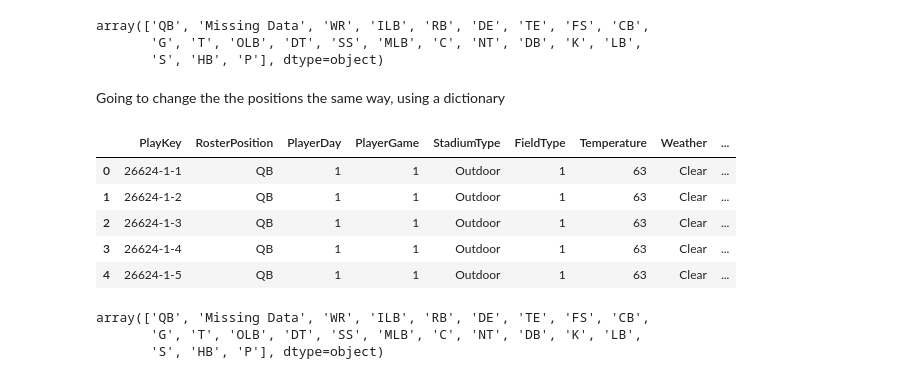
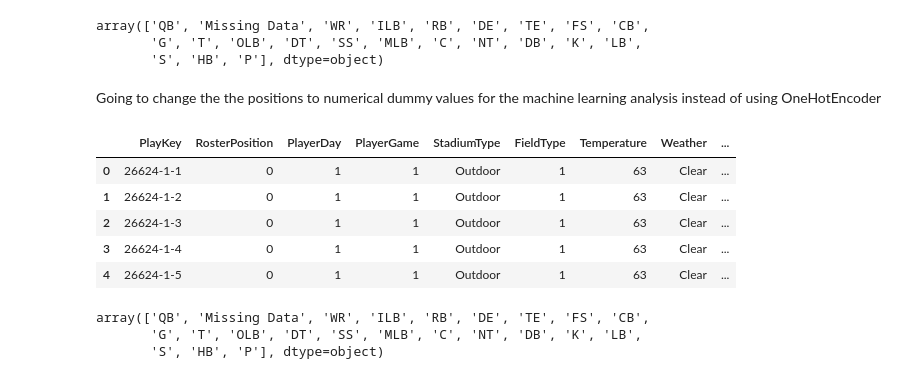
Before and after one commit to agaffney-hub/final-capstone, a Jupyter notebook: Supervised_Clean.ipynb, the cells around one changed output. Saved outputs shown, nothing was run; the diff lists cells and outputs as text; code cells hidden in the pictures.

Commit message:
Added new analysis files, modified existing to improve accuracy

```diff
--- a/Supervised_Clean.ipynb
+++ b/Supervised_Clean.ipynb
@@ -335,17 +339,17 @@ Now that the Weather has been reduced to fewer than 10, it is ready to be encode
 
 Weather can be ranked in order of impact:  Clear and Indoor= 0, Cloudy = 1,  Windy = 2, Hazy/Fog = 3, Rain = 4, Snow = 5
 # %%
-weather_impact = {
+precipitation = {
     'Indoor': 0,
     'Clear': 0,
-    'Cloudy': 1,
-    'Windy': 2,
-    'Hazy/Fog': 3,
-    'Rain': 4,
-    'Snow': 5
+    'Cloudy': 0,
+    'Windy': 0,
+    'Hazy/Fog': 0,
+    'Rain': 1,
+    'Snow': 1
 }
 
-plays['WeatherImpact'] = plays.Weather.map(weather_impact)
+plays['Precipitation'] = plays.Weather.map(precipitation)
 # %%
 plays.head()
 # %% [output]
@@ -372,3 +376,5 @@ plays.Temperature.value_counts()
  26       243
  9        210
 Name: Temperature, Length: 79, dtype: int64
+# %%
+plays['Temperature'] = np.where((plays['Temperature']==-999) & (plays['StadiumType'] == 'Indoor'), 70, plays.Temperature)
@@ -410,30 +444,30 @@ array(['QB', 'Missing Data', 'WR', 'ILB', 'RB', 'DE', 'TE', 'FS', 'CB',
        'G', 'T', 'OLB', 'DT', 'SS', 'MLB', 'C', 'NT', 'DB', 'K', 'LB',
        'S', 'HB', 'P'], dtype=object)
 # %% [markdown]
-Going to change the the positions the same way, using a dictionary
+Going to change the the positions to numerical dummy values for the machine learning analysis instead of using OneHotEncoder
 # %%
 position_dict = {
-    'Quarterback': 'QB',
-    'Wide Receiver': 'WR',
-    'Linebacker': 'LB',
-    'Running Back': 'RB',
-    'Defensive Lineman': 'DL',
-    'Tight End': 'TE',
-    'Safety': 'S',
-    'Cornerback': 'CB',
-    'Offensive Lineman': 'OL',
-    'Kicker': 'K'
+    'Quarterback': 0,
+    'Wide Receiver': 1,
+    'Linebacker': 2,
+    'Running Back': 3,
+    'Defensive Lineman': 4,
+    'Tight End': 5,
+    'Safety': 6,
+    'Cornerback': 7,
+    'Offensive Lineman': 8,
+    'Kicker': 9
 }
 
 plays.RosterPosition.replace(position_dict, inplace=True)
 plays.head()
 # %% [output]
 |  | PlayKey | RosterPosition | PlayerDay | PlayerGame | StadiumType | FieldType | Temperature | Weather | ... |
-| 0 | 26624-1-1 | QB | 1 | 1 | Outdoor | 1 | 63 | Clear | ... |
-| 1 | 26624-1-2 | QB | 1 | 1 | Outdoor | 1 | 63 | Clear | ... |
-| 2 | 26624-1-3 | QB | 1 | 1 | Outdoor | 1 | 63 | Clear | ... |
-| 3 | 26624-1-4 | QB | 1 | 1 | Outdoor | 1 | 63 | Clear | ... |
-| 4 | 26624-1-5 | QB | 1 | 1 | Outdoor | 1 | 63 | Clear | ... |
+| 0 | 26624-1-1 | 0 | 1 | 1 | Outdoor | 1 | 63 | Clear | ... |
+| 1 | 26624-1-2 | 0 | 1 | 1 | Outdoor | 1 | 63 | Clear | ... |
+| 2 | 26624-1-3 | 0 | 1 | 1 | Outdoor | 1 | 63 | Clear | ... |
+| 3 | 26624-1-4 | 0 | 1 | 1 | Outdoor | 1 | 63 | Clear | ... |
+| 4 | 26624-1-5 | 0 | 1 | 1 | Outdoor | 1 | 63 | Clear | ... |
 # %%
 plays.Position.unique()
 # %% [output]
```
Also changed, not shown: parts of 12 cells of this notebook, 9 other files.
